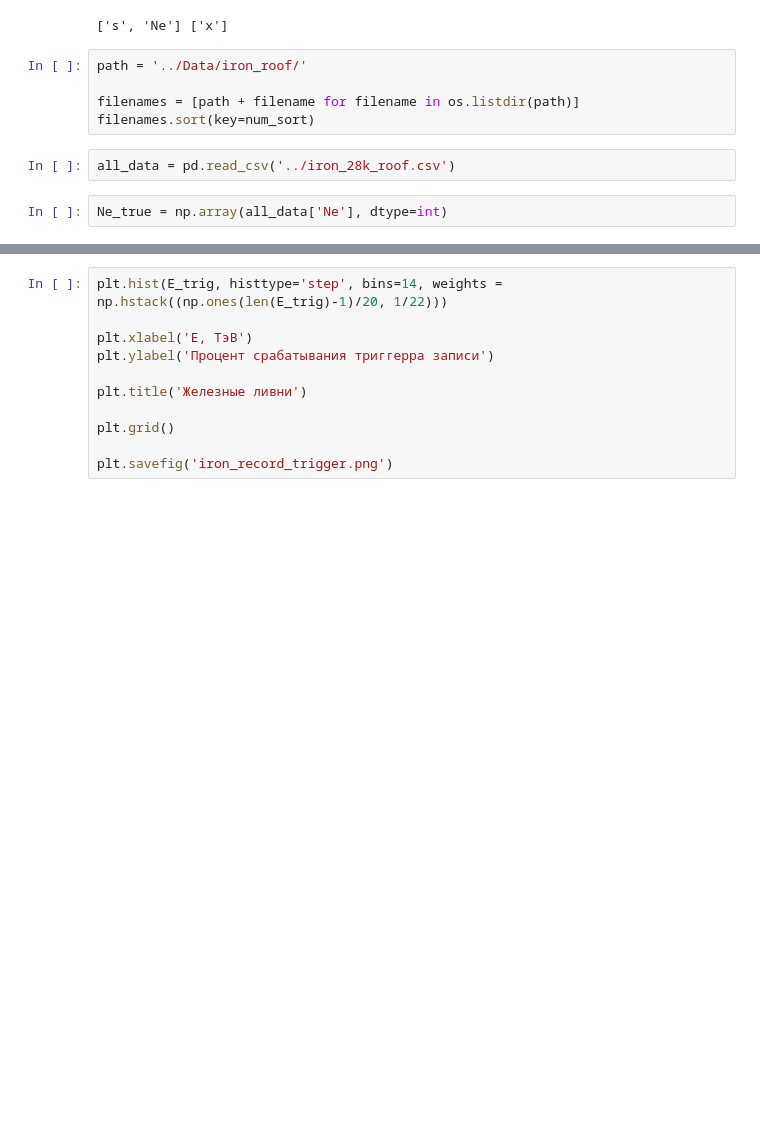
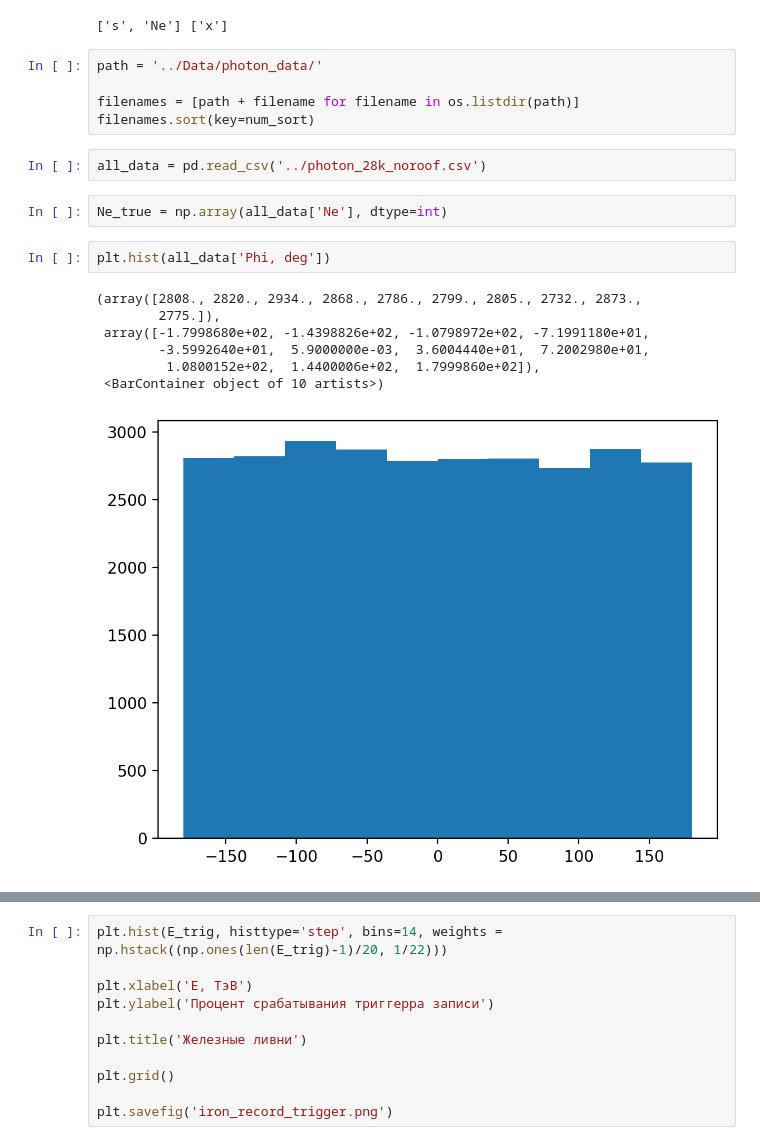
Before and after one commit to taunterjay/Carpet-3-Model, a Jupyter notebook: NKG_fit/ReconstructionData.ipynb, the cells around one changed output, grey strips where cells are left out. Cells and saved outputs as stored; diff of their text form; blank space fills up the shorter version.

```diff
--- a/NKG_fit/ReconstructionData.ipynb
+++ b/NKG_fit/ReconstructionData.ipynb
@@ -25,14 +25,24 @@ print(gmodel.param_names, gmodel.independent_vars)
 # %% [output]
 ['s', 'Ne'] ['x']
 # %%
-path = '../Data/iron_roof/'
+path = '../Data/photon_data/'
 
 filenames = [path + filename for filename in os.listdir(path)]
 filenames.sort(key=num_sort)
 # %%
-all_data = pd.read_csv('../iron_28k_roof.csv')
+all_data = pd.read_csv('../photon_28k_noroof.csv')
 # %%
 Ne_true = np.array(all_data['Ne'], dtype=int)
+# %%
+plt.hist(all_data['Phi, deg'])
+# %% [output]
+(array([2808., 2820., 2934., 2868., 2786., 2799., 2805., 2732., 2873.,
+        2775.]),
+ array([-1.7998680e+02, -1.4398826e+02, -1.0798972e+02, -7.1991180e+01,
+        -3.5992640e+01,  5.9000000e-03,  3.6004440e+01,  7.2002980e+01,
+         1.0800152e+02,  1.4400006e+02,  1.7999860e+02]),
+ <BarContainer object of 10 artists>)
+[figure, added]
 # %%
 E_arr = []
 theta_true_arr = []
```
Also changed, not shown: parts of 8 cells of this notebook, 31 other files.
